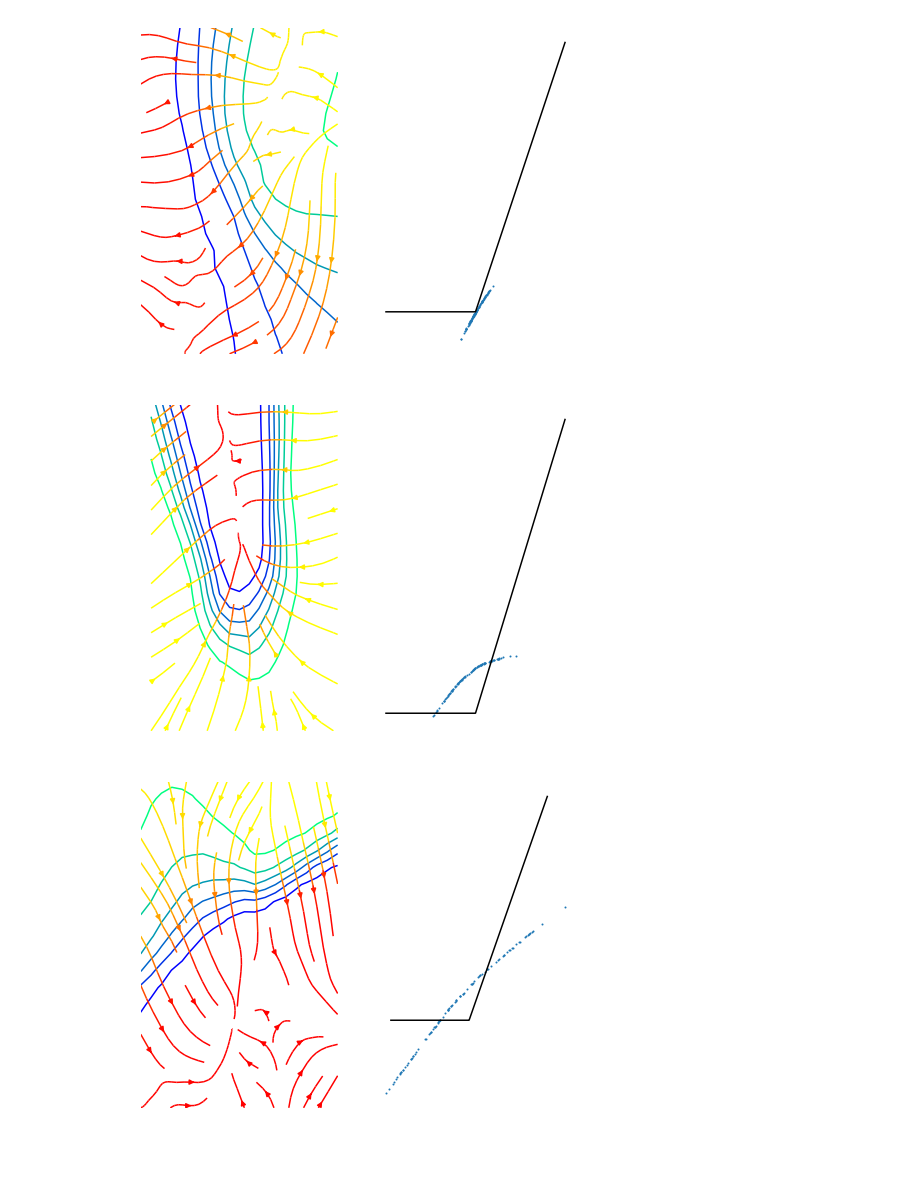
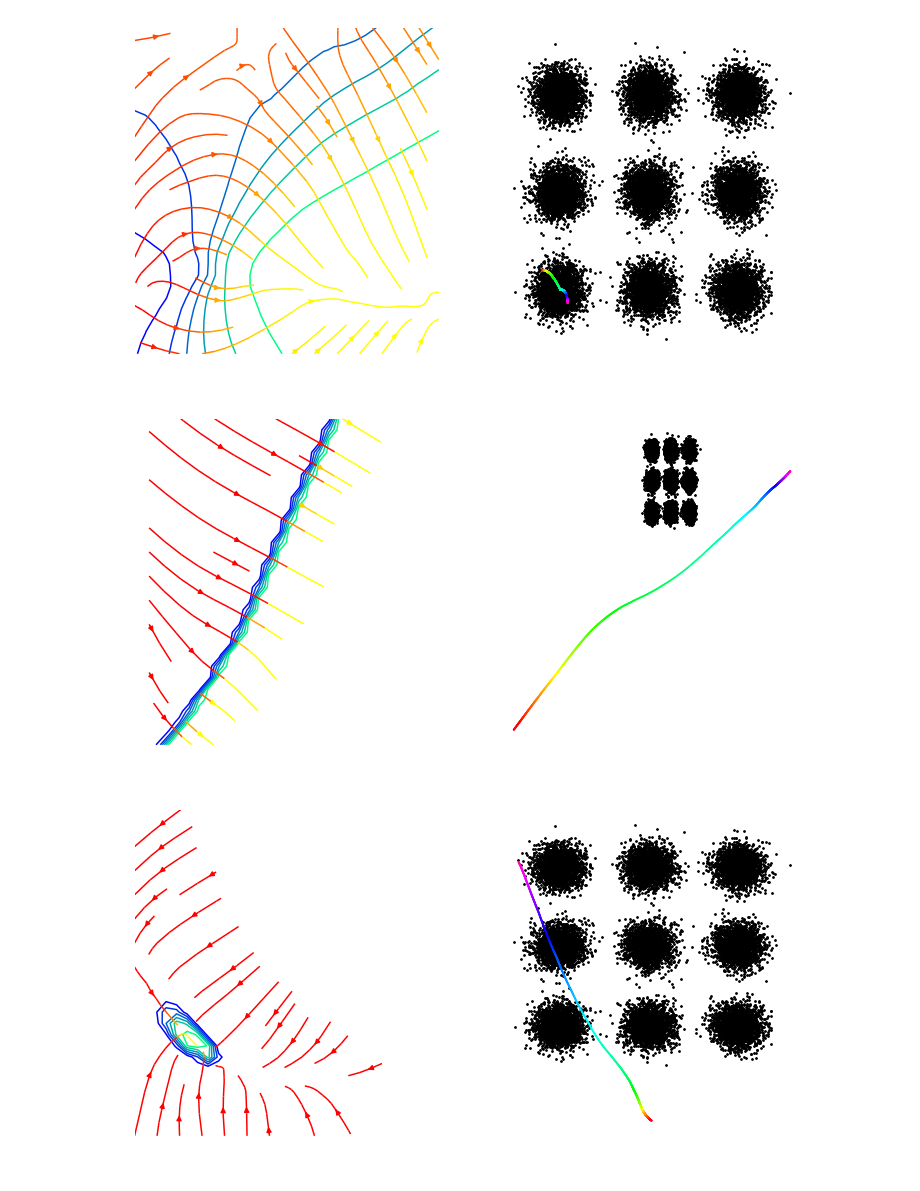
Before and after one commit to act65/mri-reconstruction, a Jupyter notebook: notebooks/learned-prior/simple-2d.ipynb, the cells around one changed output. Cells and saved outputs as stored; diff of their text form; code cells hidden in the pictures; blank space fills up the shorter version.

```diff
--- a/notebooks/learned-prior/simple-2d.ipynb
+++ b/notebooks/learned-prior/simple-2d.ipynb
@@ -57,4 +80,11 @@ def calc_grads(switch):
         return list(zip(tape.gradient(discrim_loss, discriminator.variables), discriminator.variables))
     else:
         return list(zip(tape.gradient(gen_loss, generator.variables), generator.variables))
+# %%
+n = 30
+margin = 5
+x_ = np.linspace(0-margin, 10+margin, n)
+y_ = np.linspace(0-margin, 10+margin, n)
+X, Y = np.meshgrid(x_, y_)
+Z = tf.constant(np.stack([X.ravel(), Y.ravel()], axis=1), dtype=tf.float32)
 # %%
@@ -68,45 +104,40 @@ generator =  tf.keras.Sequential([tf.keras.layers.Dense(width, activation=tf.nn.
-# %%
-n = 20
-x_ = np.linspace(-10, 10, n)
-y_ = np.linspace(-10, 10, n)
-X, Y = np.meshgrid(x_, y_)
-Z = tf.constant(np.stack([X.ravel(), Y.ravel()], axis=1), dtype=tf.float32)
 # %%
-opt = tf.train.GradientDescentOptimizer(0.1)
+opt = tf.train.AdamOptimizer()
 count = 0
-for i in range(1000):
+for i in range(2000):
     opt.apply_gradients(calc_grads(True))
     opt.apply_gradients(calc_grads(False))
 
-    if i % 50 == 0:
+    if i % 100 == 0:
         plt.figure(figsize=(12,6))
 
         with tf.GradientTape() as tape:
             tape.watch(Z)
-            p = discriminator(Z)
-        dp = tape.gradient(p, Z)
+            p_fake = discriminator(Z)
+        dp = tape.gradient(p_fake, Z)
 
-        plt.subplot(1,3,1)
+        plt.subplot(1,2,1)
         plt.axis('off')
-        plt.contour(X, Y, np.reshape(p, [n, n]), cmap=plt.cm.winter)
-        plt.streamplot(X, Y, -np.reshape(dp[:, 0], [n, n]),
-                       -np.reshape(dp[:, 1], [n, n]),
+        plt.contour(X, Y, np.reshape(p_fake, [n, n]), cmap=plt.cm.winter)
+        plt.streamplot(X, Y, np.reshape(dp[:, 0], [n, n]),
+                       np.reshape(dp[:, 1], [n, n]),
                        density=0.5, cmap=plt.cm.autumn,
-                       color= np.reshape(p, [n, n]))
-
-        plt.subplot(1,3,2)
-        plt.axis('off')
-#         z = tf.constant(np.linspace(-3, 3, 100), dtype=tf.float32, shape=[100, 1])
-        z = tf.random_normal([100, 1])
-        fake = generator(z)
-        plt.scatter(fake[:, 0], fake[:, 1], s=1)
-
-        plt.plot(data[:, 0], data[:, 1], c='k')
+                       color=np.reshape(p_fake, [n, n]))
 
 
-#         plt.subplot(3,1,3)
-        # generators density fn!?
+        plt.subplot(1,2,2)
+        plt.axis('off')
+        plt.scatter(data[:, 0], data[:, 1], c='k', s=3)
+
+
+        # generators density fn.
+        # where does it map a line? color gives density
+        z = tf.constant(np.linspace(-3, 3, n*n), dtype=tf.float32, shape=[n*n, 1])
+        fake = generator(z)
+
+        plt.scatter(fake[:, 0],fake[:, 1],  cmap=plt.cm.gist_rainbow,
+                    c=range(1, n*n+1), s=1)
 # %% [output]
-[figure, old version]
+[figure, new version]
-[figure, old version]
+[figure, new version]
-[figure, old version]
+[figure, new version]
```
Also changed, not shown: parts of 9 cells of this notebook, 8 other files.
